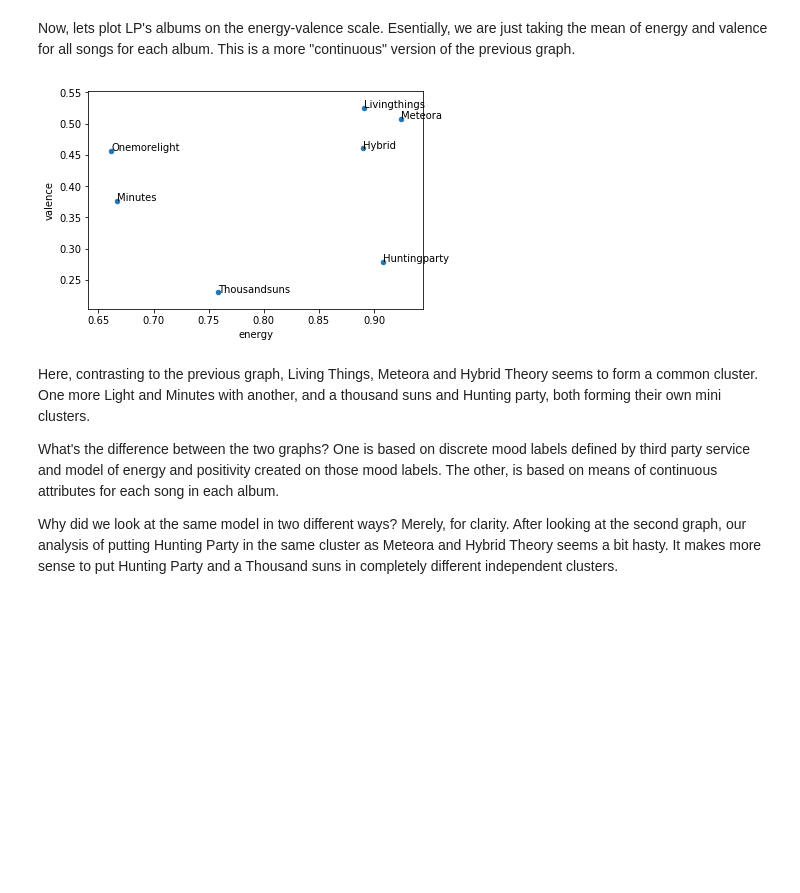
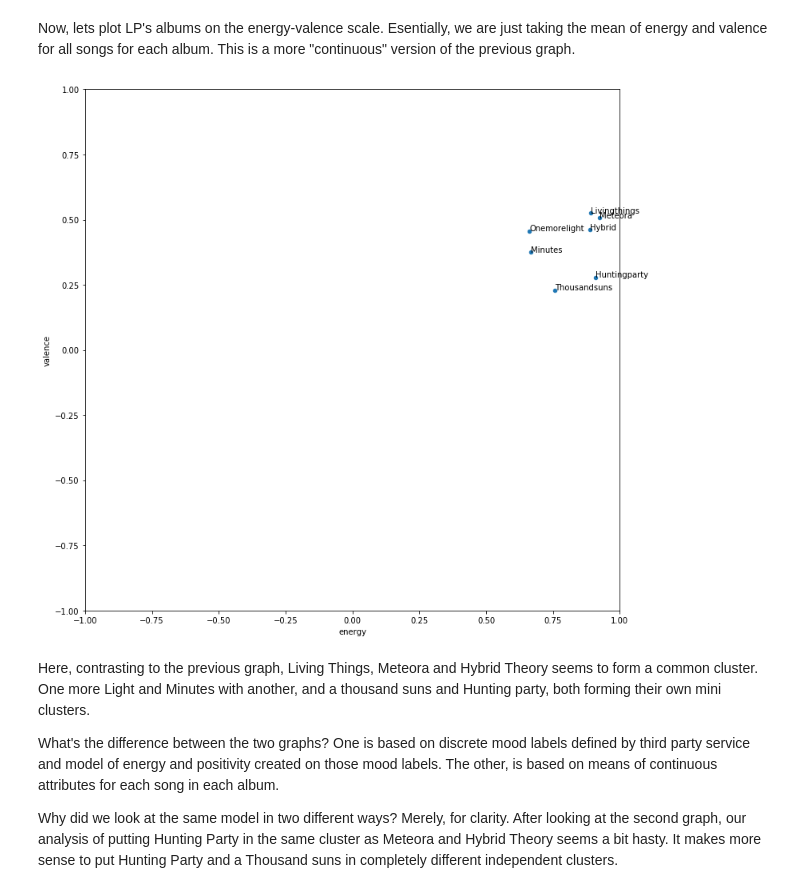
Before and after one commit to kvsingh/kvsingh.github.io, a Jupyter notebook: content/lp-analysis-2.ipynb, the cells around one changed output. Drawn from its saved outputs; the diff is of its cells as text; code cells hidden in the pictures; blank space fills up the shorter version.

```diff
--- a/content/lp-analysis-2.ipynb
+++ b/content/lp-analysis-2.ipynb
@@ -99,0 +92,32 @@ for k, v in b.iterrows():
+# %%
+import numpy as np
+plt.rcParams['figure.figsize'] = (12,12)
+b = data.groupby('album')['positiveness', 'energeticness'].mean()
+fig, ax = plt.subplots()
+plt.xlim(-1,1)
+plt.ylim(-1,1)
+
+#sensual
+plt.fill_between(np.linspace(-0.5,0.5,200), 0.5, -0.5, color='#9b3311')
+#energizing
+plt.fill_between(np.linspace(0.5,1,200), 0.5, -0.5, color='#2d3077')
+#sentimental
+plt.fill_between(np.linspace(-0.5,-1,200), 0.5, -0.5, color='#3a5646')
+
+#upbeat
+plt.fill_between(np.linspace(-0.5,0.5,200), 0.5, 1.0, color='#dcdd7c')
+#excited
+plt.fill_between(np.linspace(0.5,1,200), 0.5, 1.0, color='#519141')
+#peaceful
+plt.fill_between(np.linspace(-0.5,-1,200), 0.5, 1.0, color='#557e7f')
+
+#serious
+plt.fill_between(np.linspace(-0.5,0.5,200), -0.5, -1.0, color = '#564f55')
+#aggressive
+plt.fill_between(np.linspace(0.5,1,200), -0.5, -1.0, color='#3d0a10')
+#somber
+plt.fill_between(np.linspace(-0.5,-1,200), -0.5, -1.0, color='#4b3f54')
+
+b.plot('energeticness', 'positiveness', kind='scatter', ax=ax, color='k')
+for k, v in b.iterrows():
+    ax.text(v['energeticness'], v['positiveness'], k)
@@ -106,11 +137,13 @@ Now, lets plot LP's albums on the energy-valence scale. Esentially, we are just
 # %%
 b = data.groupby('album')['energy', 'valence'].mean()
 fig, ax = plt.subplots()
+plt.xlim(-1,1)
+plt.ylim(-1,1)
 b.plot('energy', 'valence', kind='scatter', ax=ax)
 for k, v in b.iterrows():
     ax.text(v['energy'], v['valence'], k)
 # %% [output]
-[figure, old version]
+[figure, new version]
 # %% [markdown]
 Here, contrasting to the previous graph, Living Things, Meteora and Hybrid Theory seems to form a common cluster. One more Light and Minutes with another, and a thousand suns and Hunting party, both forming their own mini clusters.
 
```
Also changed, not shown: parts of 6 cells of this notebook.
